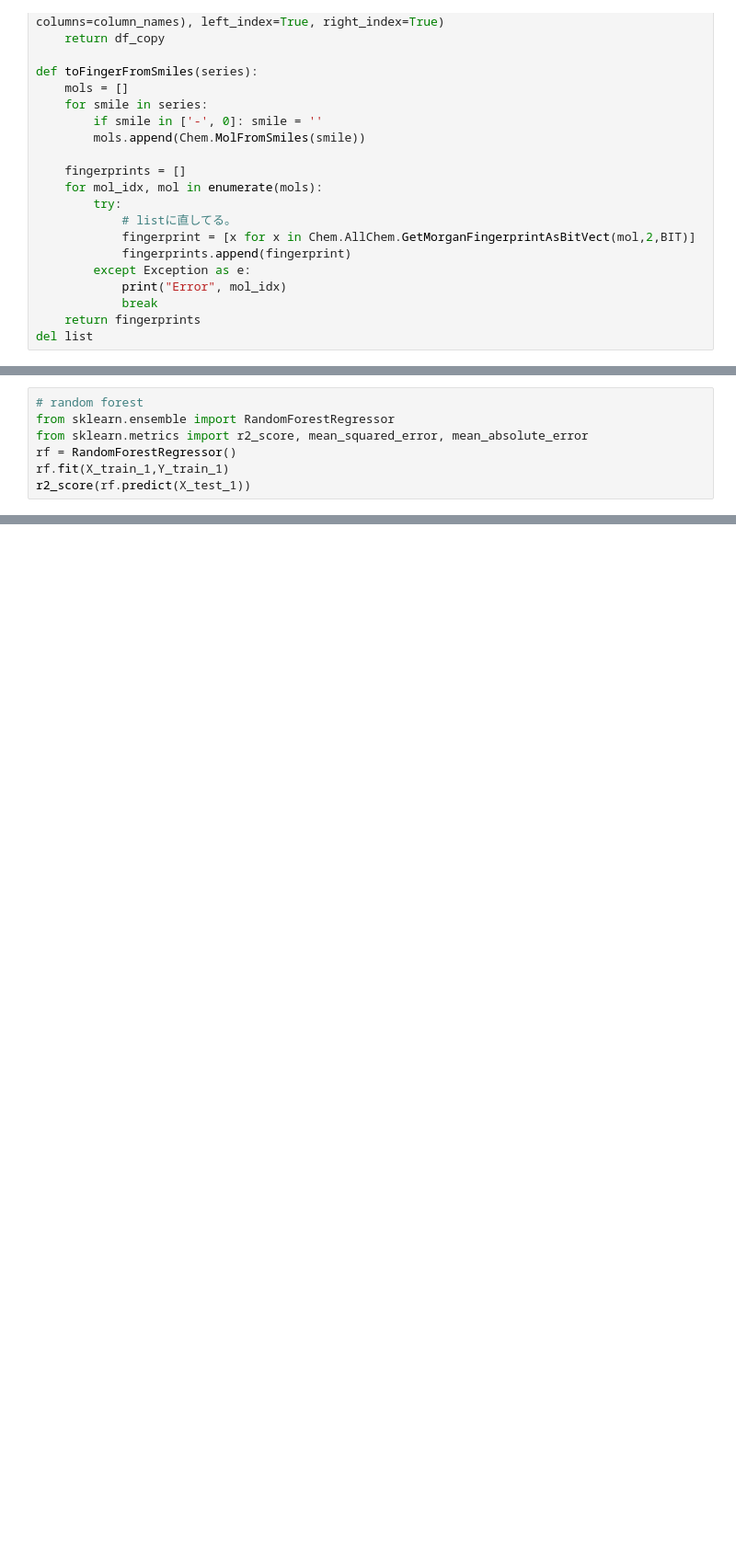
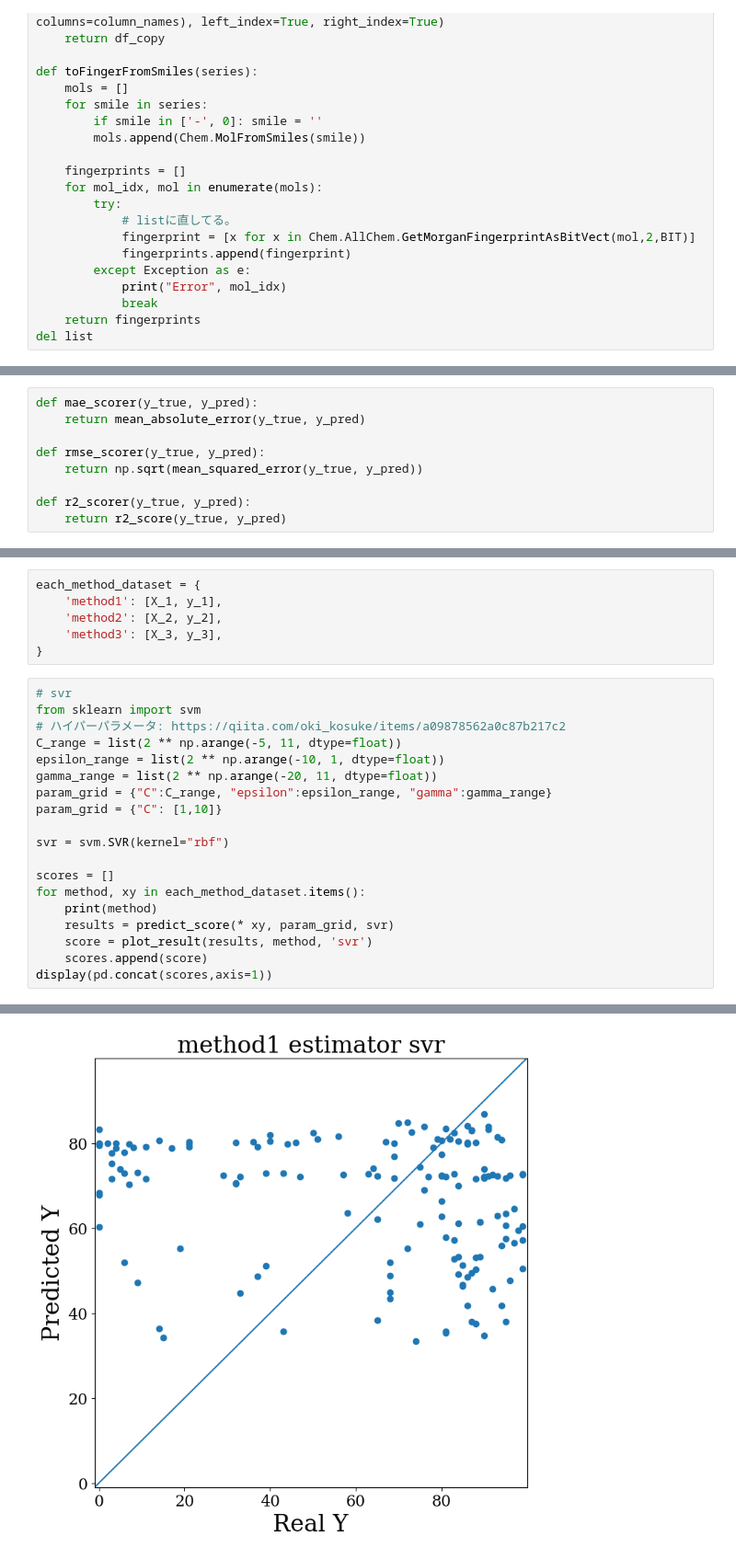
Before and after one commit to wwwyo/lab, a Jupyter notebook: exec_1114.ipynb, the cells around one changed output, grey strips where cells are left out. Shown at 92% size. Drawn from its saved outputs; the diff is of its cells as text; blank space fills up the shorter version.

```diff
--- a/exec_1114.ipynb
+++ b/exec_1114.ipynb
@@ -288,7 +270,9 @@ y_test = test_set_3['収率(%)']
 # %%
-# random forest
-from sklearn.ensemble import RandomForestRegressor
-from sklearn.metrics import r2_score, mean_squared_error, mean_absolute_error
-rf = RandomForestRegressor()
-rf.fit(X_train_1,Y_train_1)
-r2_score(rf.predict(X_test_1))
+def mae_scorer(y_true, y_pred):
+    return mean_absolute_error(y_true, y_pred)
+
+def rmse_scorer(y_true, y_pred):
+    return np.sqrt(mean_squared_error(y_true, y_pred))
+
+def r2_scorer(y_true, y_pred):
+    return r2_score(y_true, y_pred)
@@ -294,0 +376,26 @@ r2_score(rf.predict(X_test_1))
+# %%
+each_method_dataset = {
+    'method1': [X_1, y_1],
+    'method2': [X_2, y_2],
+    'method3': [X_3, y_3],
+}
+# %%
+# svr
+from sklearn import svm
+# ハイパーパラメータ: https://qiita.com/oki_kosuke/items/a09878562a0c87b217c2
+C_range = list(2 ** np.arange(-5, 11, dtype=float))
+epsilon_range = list(2 ** np.arange(-10, 1, dtype=float))
+gamma_range = list(2 ** np.arange(-20, 11, dtype=float))
+param_grid = {"C":C_range, "epsilon":epsilon_range, "gamma":gamma_range}
+param_grid = {"C": [1,10]}
+
+svr = svm.SVR(kernel="rbf")
+
+scores = []
+for method, xy in each_method_dataset.items():
+    print(method)
+    results = predict_score(* xy, param_grid, svr)
+    score = plot_result(results, method, 'svr')
+    scores.append(score)
+display(pd.concat(scores,axis=1))
+# %% [output]
@@ -294,0 +408 @@ r2_score(rf.predict(X_test_1))
+[figure, added]
```
Also changed, not shown: parts of 24 cells of this notebook, 1 other file.
